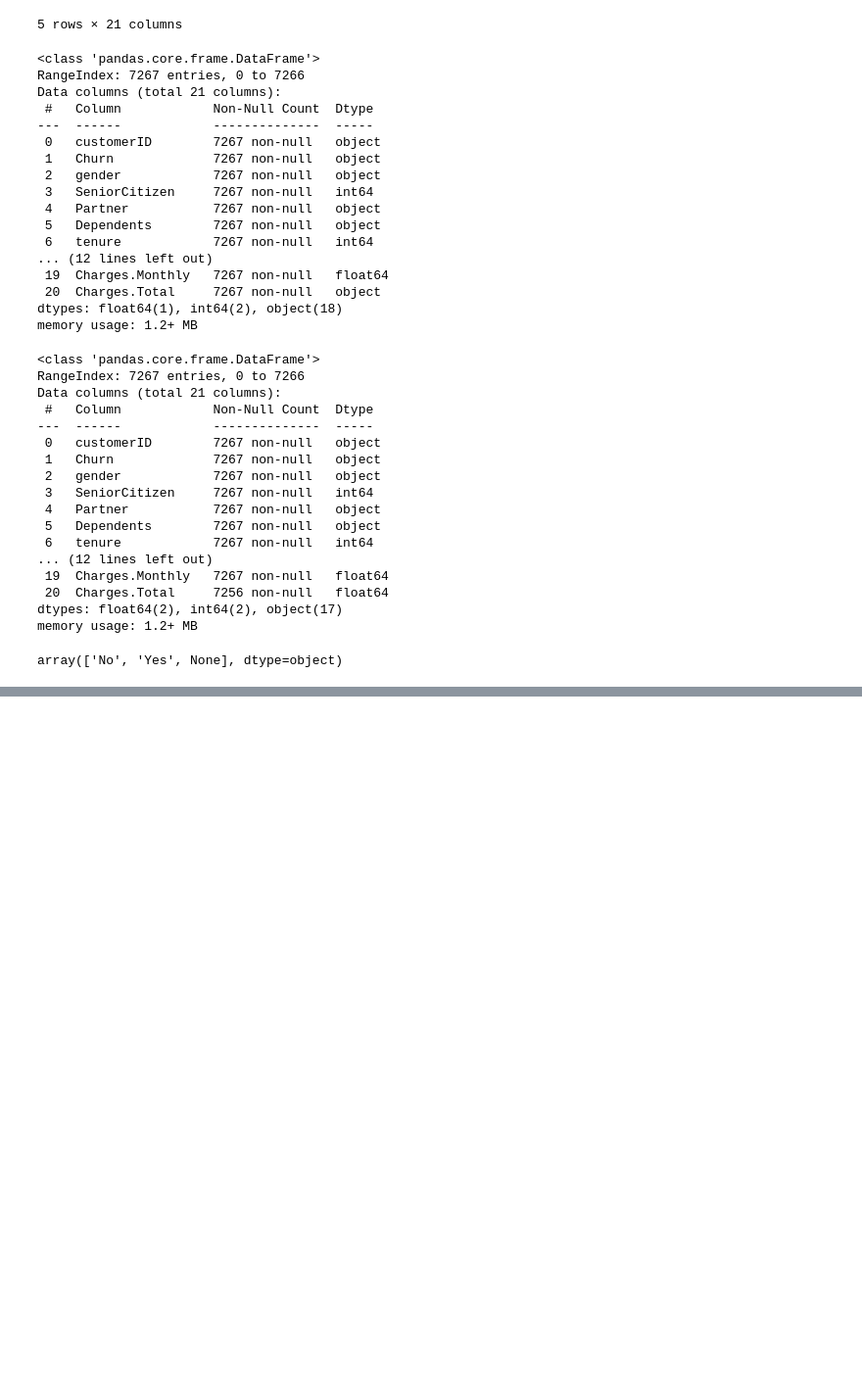
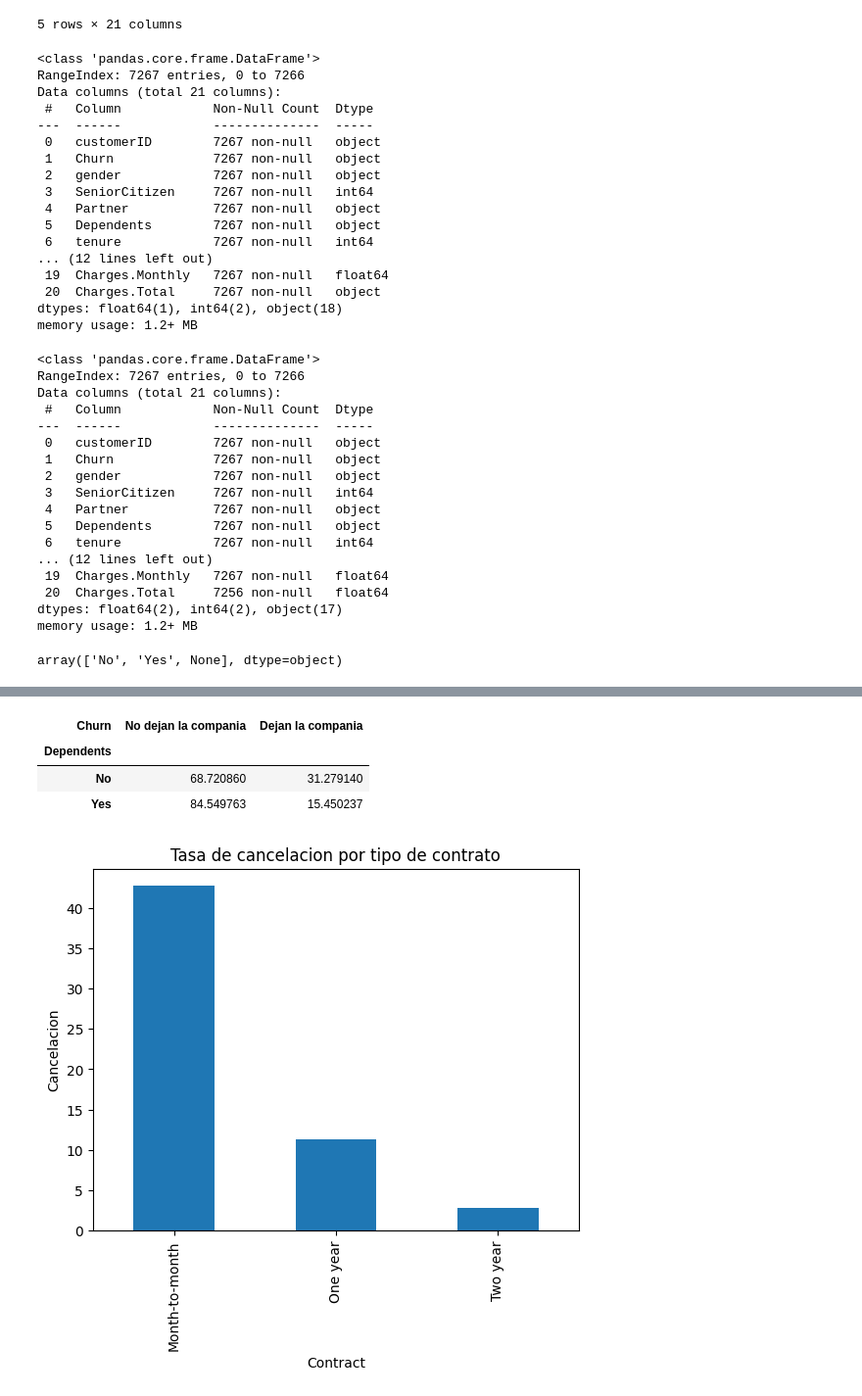
Before and after one commit to JCRMurillo/Telecom_X_JCRM, a Jupyter notebook: TelecomX_JCRM.ipynb, the cells around one changed output, grey strips where cells are left out. Shown at 98% size. Saved outputs shown, nothing was run; the diff lists cells and outputs as text; code cells hidden in the pictures; blank space fills up the shorter version.

```diff
--- a/TelecomX_JCRM.ipynb
+++ b/TelecomX_JCRM.ipynb
@@ -85,0 +149,5 @@ array(['No', 'Yes', None], dtype=object)
+# %%
+def churn_por_categoria(df, col):
+    tabla = pd.crosstab(df[col], df["Churn"], normalize="index") * 100
+    tabla = tabla.rename(columns={"No": "No dejan la compania", "Yes": "Dejan la compania"})
+    return tabla.sort_values(by="Dejan la compania", ascending=False)
@@ -85,0 +186,19 @@ array(['No', 'Yes', None], dtype=object)
+# %%
+churn_por_categoria(datos, "Partner")
+churn_por_categoria(datos, "Dependents")
+# %% [output]
+| Churn | No dejan la compania | Dejan la compania |
+| Dependents |  |  |
+| No | 68.720860 | 31.279140 |
+| Yes | 84.549763 | 15.450237 |
+# %%
+import matplotlib.pyplot as plt
+
+churn_contract = churn_por_categoria(datos, "Contract")
+
+churn_contract["Dejan la compania"].plot(kind="bar")
+plt.ylabel("Cancelacion")
+plt.title("Tasa de cancelacion por tipo de contrato")
+plt.show()
+# %% [output]
+[figure, added]
```
Also changed, not shown: parts of 17 cells of this notebook.
